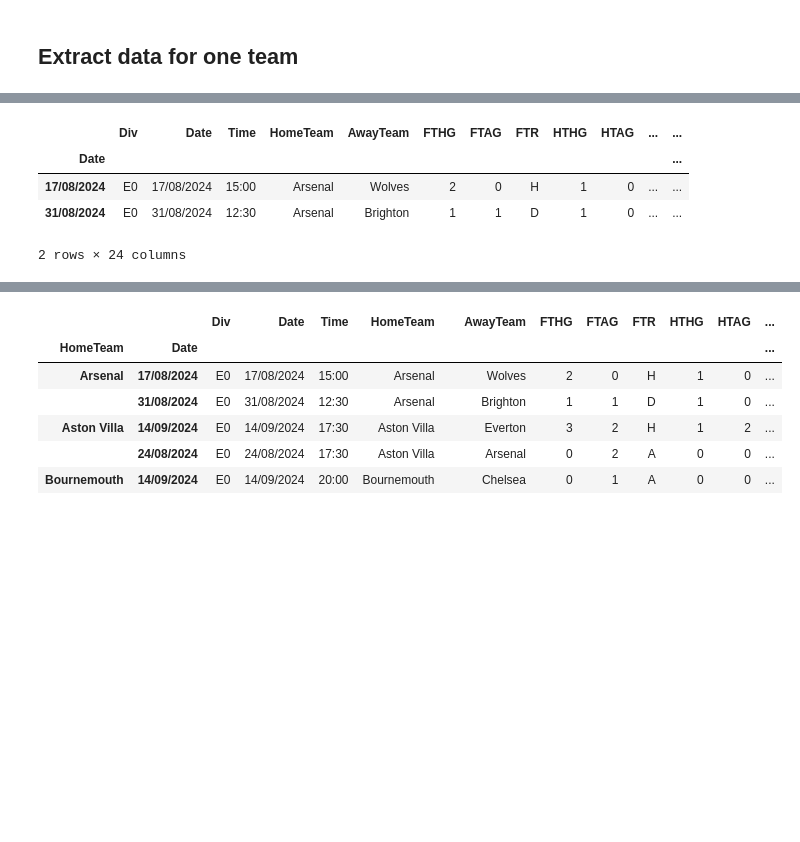
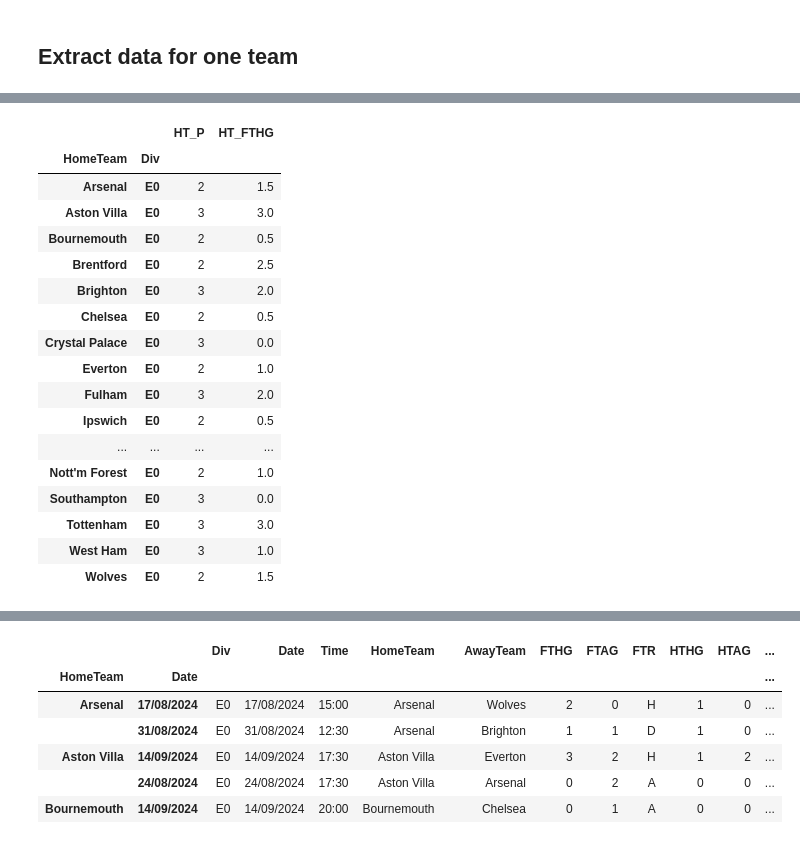
Before and after one commit to atozncoder/ai, a Jupyter notebook: Football-Data.co.uk.ipynb, the cells around one changed output, grey strips where cells are left out. Saved outputs shown, nothing was run; the diff lists cells and outputs as text; code cells hidden in the pictures; blank space fills up the shorter version.

```diff
--- a/Football-Data.co.uk.ipynb
+++ b/Football-Data.co.uk.ipynb
@@ -64,3 +54,0 @@ df[(df.HomeTeam == "Brighton") | (df.AwayTeam == "Brighton")]
-# %%
-df = df[['Div', 'Date', 'Time', 'HomeTeam', 'AwayTeam', 'FTHG', 'FTAG', 'FTR', 'HTHG', 'HTAG', 'HTR', 'Referee', 'HS', 'AS','HST', 'AST', 'HF', 'AF', 'HC', 'AC', 'HY', 'AY', 'HR', 'AR']]
-df.head()
@@ -193,15 +185,47 @@ dft
 * median - AT_AY
 * median - AT_AR
 # %%
-teams = df.HomeTeam.unique().tolist()
-teams
-df.index = pd.MultiIndex.from_arrays([df.HomeTeam, df.Date], )
-df = df.sort_index()
-df.loc["Arsenal"]
+def num_of_wins(x):
+    return (x == 'H').sum()
+
+def num_of_not_wins(x):
+    return (x != 'H').sum()
+
+
+
+def count_of_3(x):
+    return (x == 3).sum()
+
+dfth = df.groupby(["HomeTeam", "Div"]).agg(
+    HT_P=('Div', 'count'),
+    HT_FTHG=('FTHG', 'median'),
+    HT_
+)
+dfth
+
+
+# result = df.groupby('Category').agg(
+#     count=('Value', 'count'),        # Count rows in each group
+#     sum_value=('Value', 'sum'),      # Sum of 'Value' column
+#     median_other_value=('OtherValue', 'median')  # Median of 'OtherValue' column
+# )
 # %% [output]
-|  | Div | Date | Time | HomeTeam | AwayTeam | FTHG | FTAG | FTR | HTHG | HTAG | ... | ... |
-| Date |  |  |  |  |  |  |  |  |  |  |  | ... |
-| 17/08/2024 | E0 | 17/08/2024 | 15:00 | Arsenal | Wolves | 2 | 0 | H | 1 | 0 | ... | ... |
-| 31/08/2024 | E0 | 31/08/2024 | 12:30 | Arsenal | Brighton | 1 | 1 | D | 1 | 0 | ... | ... |
+|  |  | HT_P | HT_FTHG |
+| HomeTeam | Div |  |  |
+| Arsenal | E0 | 2 | 1.5 |
+| Aston Villa | E0 | 3 | 3.0 |
+| Bournemouth | E0 | 2 | 0.5 |
+| Brentford | E0 | 2 | 2.5 |
+| Brighton | E0 | 3 | 2.0 |
+| Chelsea | E0 | 2 | 0.5 |
+| Crystal Palace | E0 | 3 | 0.0 |
+| Everton | E0 | 2 | 1.0 |
+| Fulham | E0 | 3 | 2.0 |
+| Ipswich | E0 | 2 | 0.5 |
+| ... | ... | ... | ... |
+| Nott'm Forest | E0 | 2 | 1.0 |
+| Southampton | E0 | 3 | 0.0 |
+| Tottenham | E0 | 3 | 3.0 |
+| West Ham | E0 | 3 | 1.0 |
+| Wolves | E0 | 2 | 1.5 |
-2 rows × 24 columns
 # %%
```
Also changed, not shown: parts of 11 cells of this notebook.
